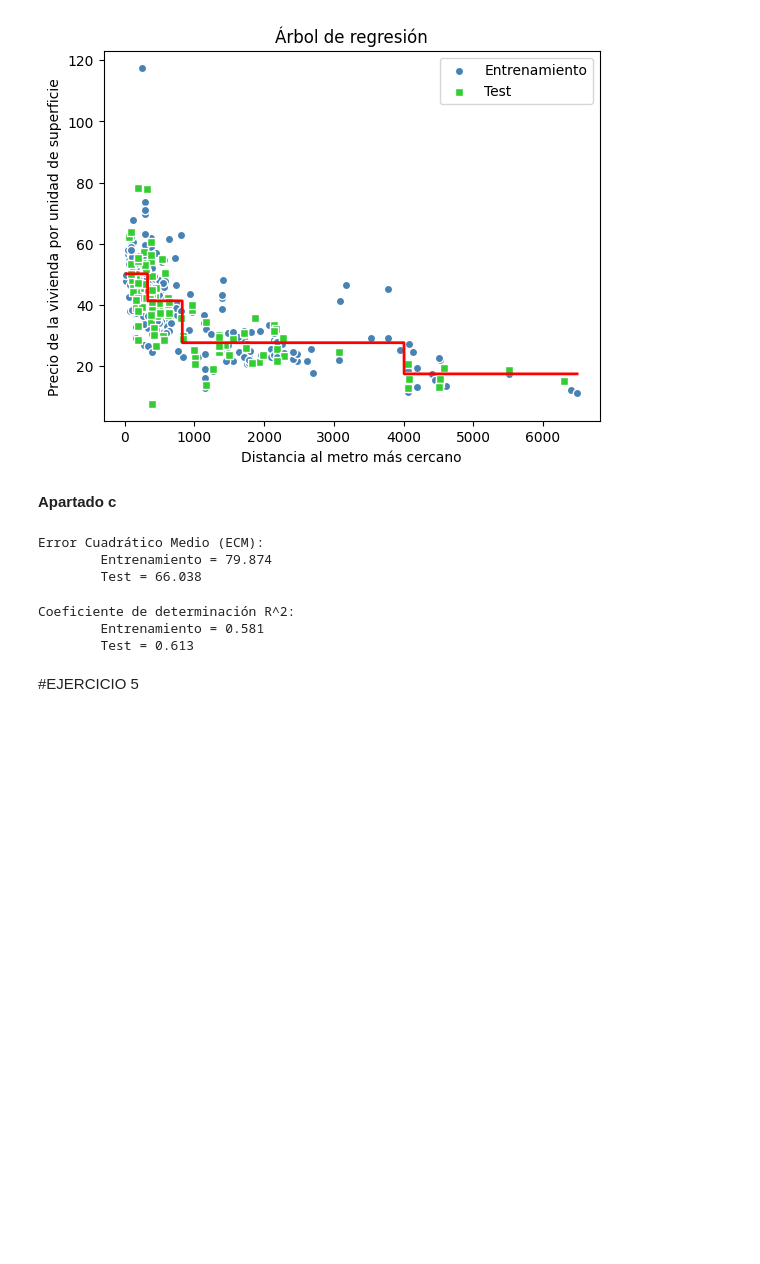
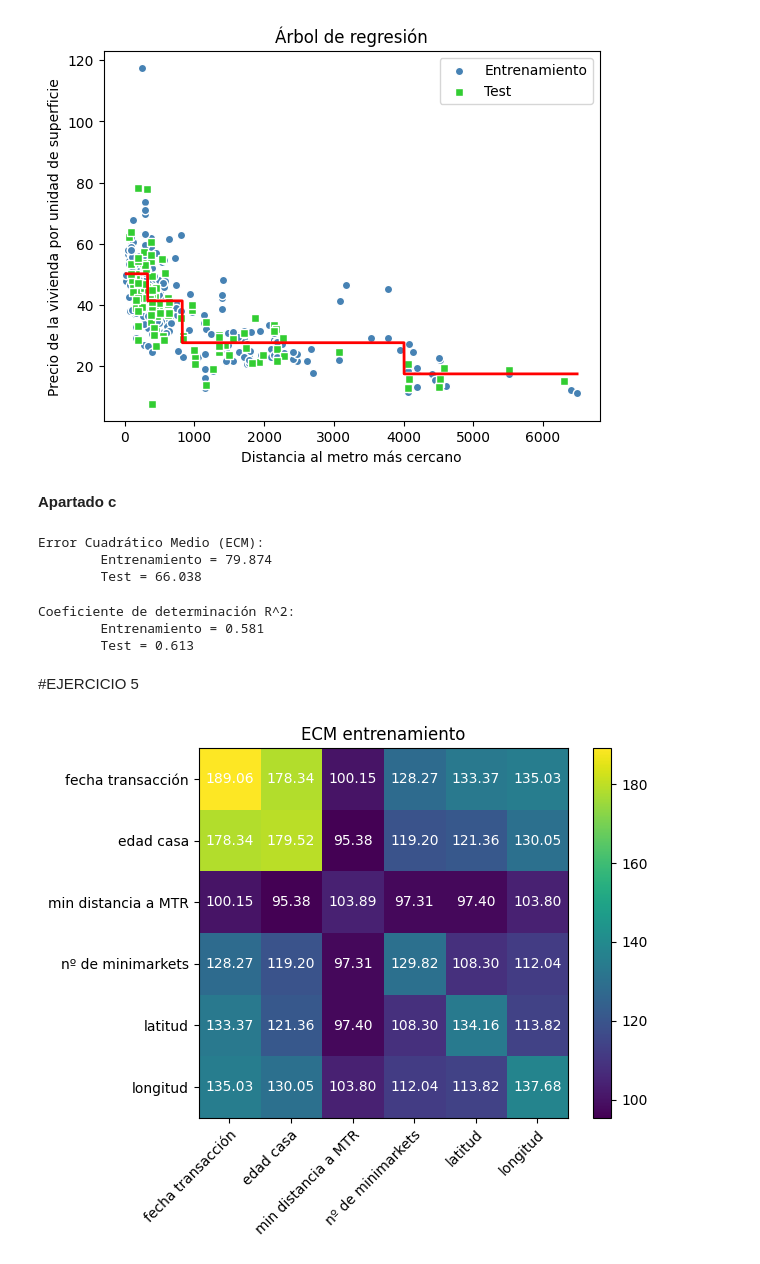
Before and after one commit to rubengamarro/practicas-aprendizaje-supervisado, a Jupyter notebook: 5_TAREA_Algoritmos_de_regresión.ipynb, the cells around one changed output. Cells and saved outputs as stored; diff of their text form; code cells hidden in the pictures; blank space fills up the shorter version.

```diff
--- a/5_TAREA_Algoritmos_de_regresión.ipynb
+++ b/5_TAREA_Algoritmos_de_regresión.ipynb
@@ -419,3 +419,46 @@ Coeficiente de determinación R^2:
         Test = 0.613
 # %% [markdown]
 #EJERCICIO 5
+# %%
+# Preparamos muestras:
+rasgos = ['fecha transacción', 'edad casa', 'min distancia a MTR', 'nº de minimarkets', 'latitud', 'longitud']
+X = df[rasgos]
+y = df['precio vivienda x unidad sup.']
+# %%
+from sklearn.model_selection import train_test_split
+
+# Preparamos muestras:
+X_ent, X_test, y_ent, y_test = train_test_split(X, y, test_size=0.3,
+                                                random_state=0)
+# %%
+# Inicializamos matrices
+n = len(rasgos)
+ecm_ent = np.zeros((n, n))
+ecm_test = np.zeros((n, n))
+r2_ent = np.zeros((n, n))
+r2_test = np.zeros((n, n))
+# %%
+#Creamos las matrices de ECM y R2 en entrenamiento y test
+for i, fi in enumerate(rasgos):
+    for j, fj in enumerate(rasgos):
+        X_ent_par = X_ent[[fi, fj]]
+        X_test_par = X_test[[fi, fj]]
+
+        model = LinearRegression()
+        model.fit(X_ent_par, y_ent)
+        y_ent_pred = model.predict(X_ent_par)
+        y_test_pred = model.predict(X_test_par)
+        ecm_ent[i, j] = mean_squared_error(y_ent, y_ent_pred)
+        ecm_test[i, j] = mean_squared_error(y_test, y_test_pred)
+        r2_ent[i, j] = r2_score(y_ent, y_ent_pred)
+        r2_test[i, j] = r2_score(y_test, y_test_pred)
+# %%
+#Hacemos los mapas de calor
+from mlxtend.plotting import heatmap
+import numpy as np
+
+mapaCalor = heatmap(ecm_ent, row_names=rasgos, column_names=rasgos)
+plt.title('ECM entrenamiento')
+plt.show()
+# %% [output]
+[figure, added]
```
Also changed, not shown: parts of 21 cells of this notebook.
